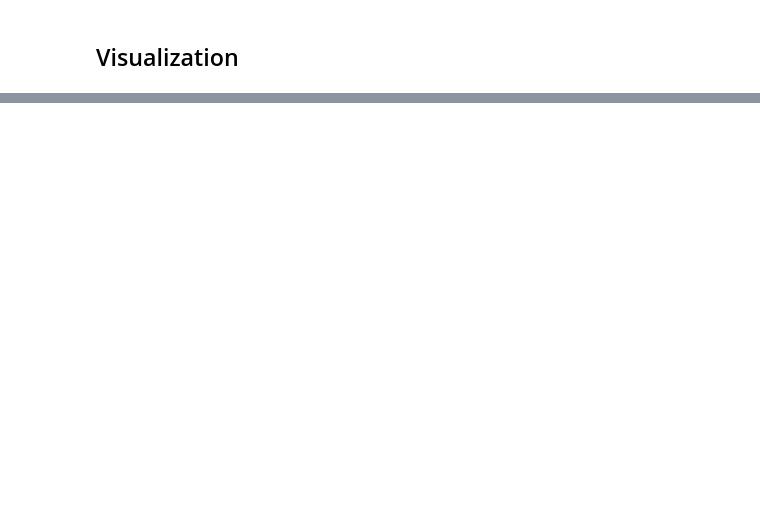
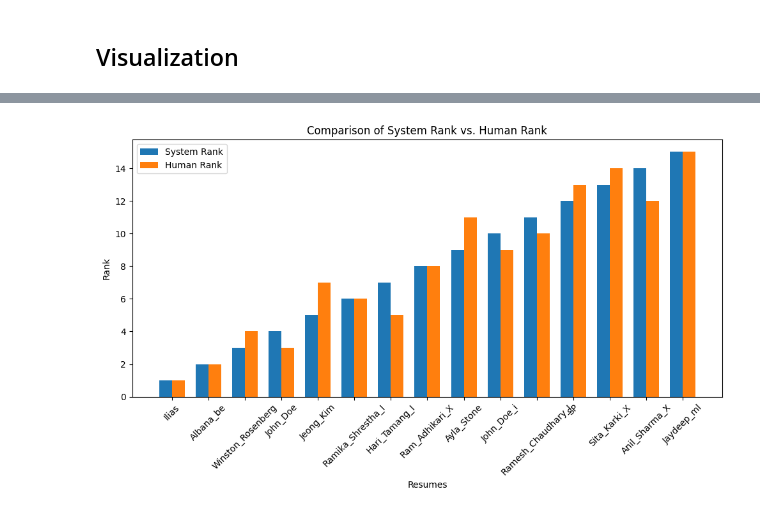
Before and after one commit to The-SP/Applicant-Ranking-System, a Jupyter notebook: Resume Parser/resume_score.ipynb, the cells around one changed output, grey strips where cells are left out. Drawn from its saved outputs; the diff is of its cells as text; code cells hidden in the pictures; blank space fills up the shorter version.

```diff
--- a/Resume Parser/resume_score.ipynb
+++ b/Resume Parser/resume_score.ipynb
@@ -805,0 +848,20 @@ visualize_total_scores(df_resume.sort_values(by='total_score', ascending=False))
+# %%
+# Bar Plot
+plt.figure(figsize=(10, 6))
+
+bar_width = 0.35
+index = range(len(df1))
+
+plt.bar(index, df1['rank'], bar_width, label='System Rank')
+plt.bar([i + bar_width for i in index], df1['human_rank'], bar_width, label='Human Rank')
+
+plt.xlabel('Resumes')
+plt.ylabel('Rank')
+plt.title('Comparison of System Rank vs. Human Rank')
+plt.xticks([i + bar_width / 2 for i in index], df1['Filename'], rotation=45)
+plt.legend()
+
+plt.tight_layout()
+plt.show()
+# %% [output]
+[figure, added]
```
Also changed, not shown: parts of 21 cells of this notebook, 1 other file.
